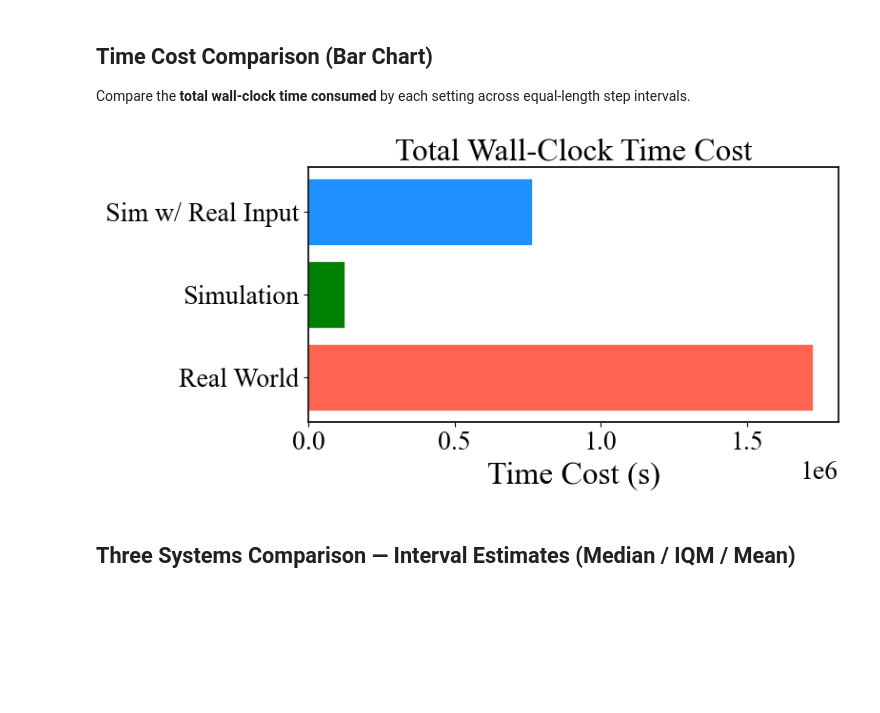
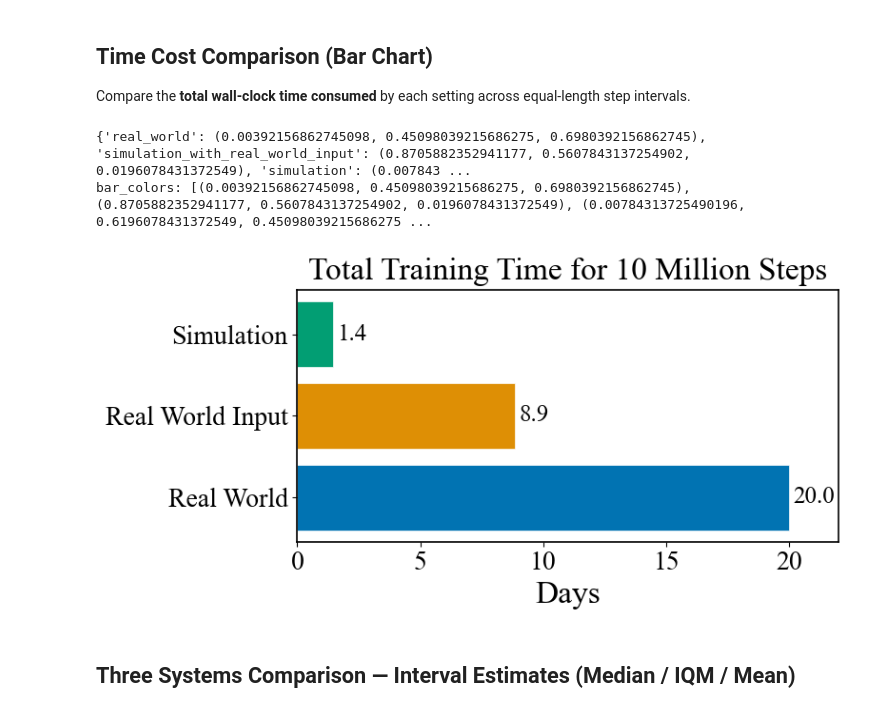
Before and after one commit to shuaijunchenex/paper_experiment_record, a Jupyter notebook: rl/plot.ipynb, the cells around one changed output. Cells and saved outputs as stored; diff of their text form; code cells hidden in the pictures; blank space fills up the shorter version.

Commit message:
change the colors and sequence of the data to make all colors consistent

```diff
--- a/rl/plot.ipynb
+++ b/rl/plot.ipynb
@@ -285,14 +326,24 @@ plot_rl_curves(
 # %%
+keys = ["real_world", "simulation_with_real_world_input", "simulation"]
+legend_map = {
+    "real_world": "Real World",
+    "simulation_with_real_world_input": "Real World Input",
+    "simulation": "Simulation",
+}
+
+keys = ["real_world", "simulation_with_real_world_input"]
 data_ep_rew = {key: read_rl_csv("ep_rew_mean", key) for key in keys}
 
 plot_rl_curves(
     data_ep_rew,
     legend_map=legend_map,
-    title="Episode Reward Mean",
+    # colors=["green", "dodgerblue"],
+    title="Average Score of Last 100 Episodes",
     x_label="Step",
-    y_label="Ep Rew Mean",
+    y_label="Score",
     figsize=(10, 6),
     window_size=10,
+    save_path='two_system',
     is_legend=True,
 )
 # %% [output]
@@ -374,44 +429,59 @@ def plot_time_cost_bar(
     total_times = {}
     for key in keys:
         df = read_rl_csv_full(metric, key, base_dir)
-        total_times[key] = df["Wall time"].max() - df["Wall time"].min()
+        total_times[key] = (df["Wall time"].max() - df["Wall time"].min())/3600/24
 
     # Resolve colors
     if colors is None:
         prop_cycle = plt.rcParams.get("axes.prop_cycle", None)
+        # color_palette = sns.color_palette(color_palette, n_colors=len(algorithms)+1)
         colors = [c["color"] for c in prop_cycle] if prop_cycle else \
                  ["red", "green", "blue", "orange", "purple"]
-
+        color_palette='colorblind'
+        color_palette = sns.color_palette(color_palette, n_colors=len(keys))
+        colors = dict(zip(keys, color_palette))
+        print(colors)
     labels = [legend_map.get(k, k) if legend_map else k for k in keys]
     values = [total_times[k] for k in keys]
-    bar_colors = [colors[i % len(colors)] for i in range(len(keys))]
+    # bar_colors = [colors[i % len(colors)] for i in range(len(keys))]
+    bar_colors = [colors[key] for key in keys]
+    print(f"bar_colors: {bar_colors}")
+
+
 
     fig, ax = plt.subplots(figsize=figsize)
-    ax.barh(labels, values, color=bar_colors, edgecolor="white", linewidth=0.5)
+    bars = ax.barh(labels, values, color=bar_colors, edgecolor="white", linewidth=0.5)
+    # bars = ax.barh(labels, values, color=colors, edgecolor="white", linewidth=0.5)
+    ax.bar_label(bars, padding=3, fontsize=18, fmt="%.1f")
+    ax.set_xlim(right=max(values) * 1.1)
 
-    ax.set_title(title, fontsize=_title_fs)
+
+    ax.set_title(title, fontsize=_title_fs, pad=8)
     ax.set_xlabel(x_label, fontsize=_label_fs)
     ax.set_ylabel(y_label, fontsize=_label_fs)
     ax.tick_params(axis="x", labelsize=_tick_fs)
     ax.tick_params(axis="y", labelsize=_tick_fs)
 
     if save_path:
-        fig.savefig(f"{save_path}.pdf", dpi=dpi, bbox_inches="tight")
+        fig.savefig(f"{save_path}.png", dpi=dpi, bbox_inches="tight")
     fig.tight_layout()
     plt.show()
 # %%
 plot_time_cost_bar(
     metric="ep_len_mean",
-    keys=["real_world", "simulation", "simulation_with_real_world_input"],
+    keys=["real_world", "simulation_with_real_world_input", "simulation"],
     legend_map=legend_map,
     base_dir=".",
-    title="Total Wall-Clock Time Cost",
-    x_label="Time Cost (s)",
+    # colors=["red", "green", "dodgerblue"],
+    title="Total Training Time for 10 Million Steps",
+    x_label="Days",
     figsize=(8, 4),
     save_path="time_cost_bar",
 )
 # %% [output]
+{'real_world': (0.00392156862745098, 0.45098039215686275, 0.6980392156862745), 'simulation_with_real_world_input': (0.8705882352941177, 0.5607843137254902, 0.0196078431372549), 'simulation': (0.007843 ...
+bar_colors: [(0.00392156862745098, 0.45098039215686275, 0.6980392156862745), (0.8705882352941177, 0.5607843137254902, 0.0196078431372549), (0.00784313725490196, 0.6196078431372549, 0.45098039215686275 ...
-[figure, old version]
+[figure, new version]
 # %% [markdown]
 ## Three Systems Comparison — Interval Estimates (Median / IQM / Mean)
 # %%
```
Also changed, not shown: parts of 8 cells of this notebook.
